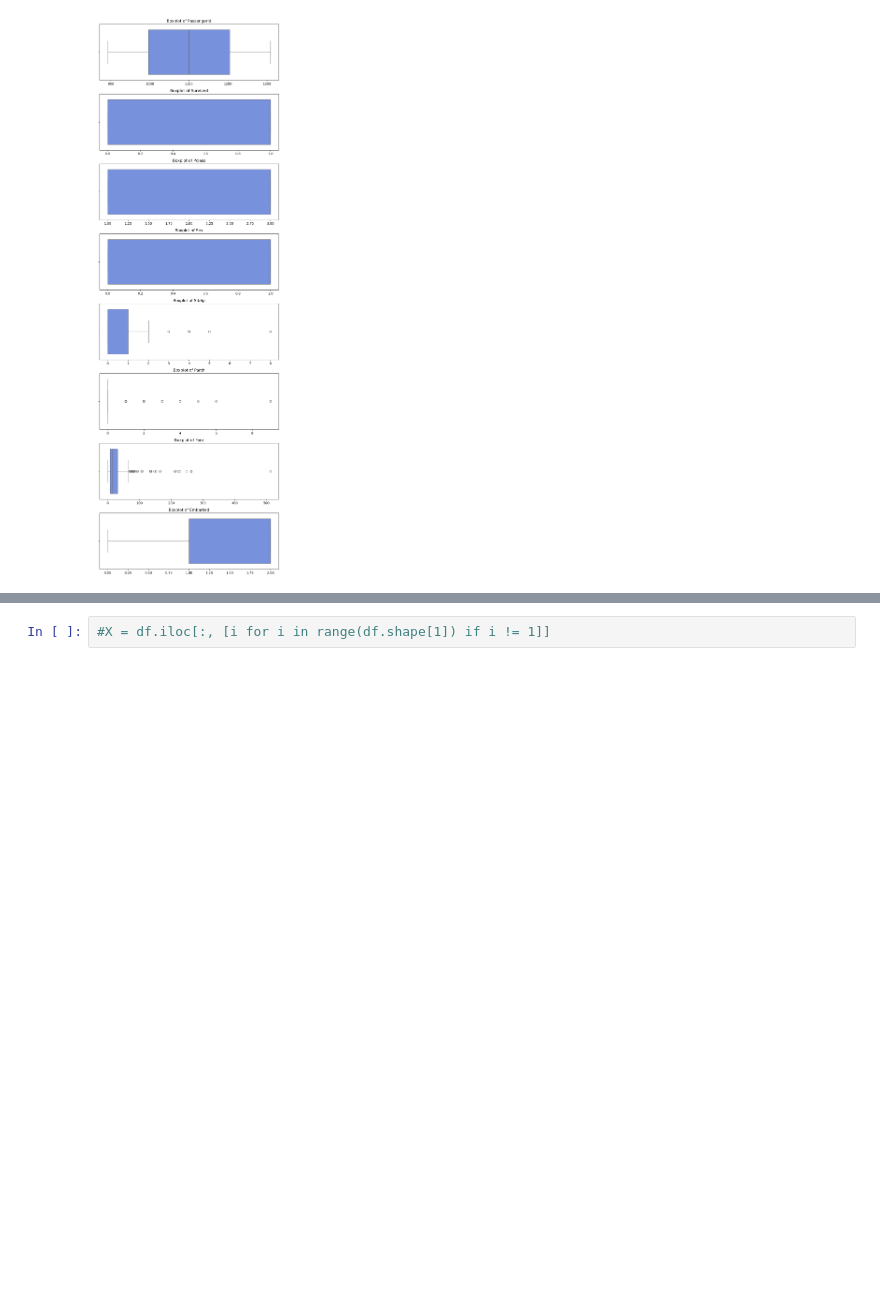
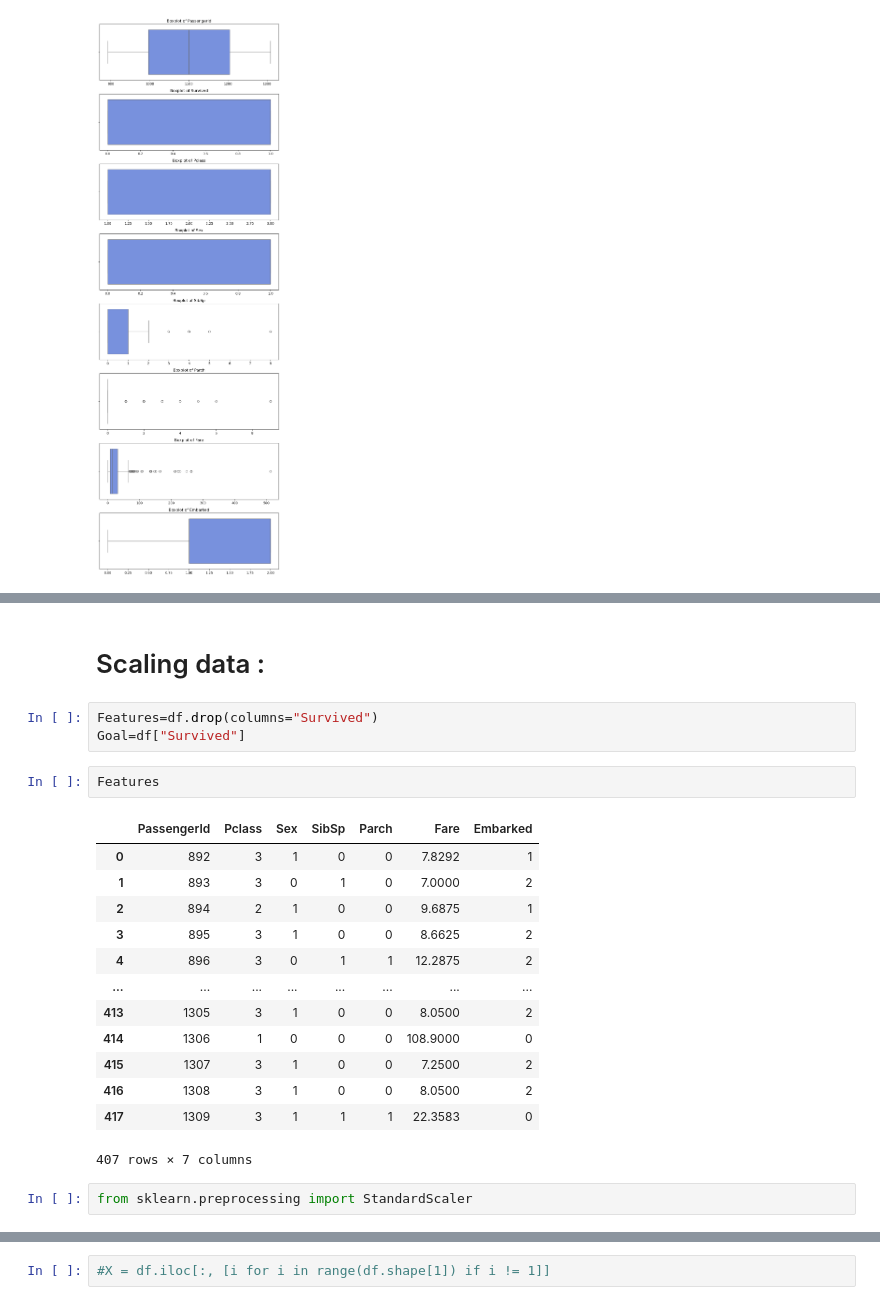
Before and after one commit to FarhanaSuci/MachinLearningProject, a Jupyter notebook: titanicAssignment.ipynb, the cells around one changed output, grey strips where cells are left out. Cells and saved outputs as stored; diff of their text form; blank space fills up the shorter version.

```diff
--- a/titanicAssignment.ipynb
+++ b/titanicAssignment.ipynb
@@ -365,0 +446,23 @@ sns.displot(data=df, x="Embarked")
+# %% [markdown]
+# Scaling data :
+# %%
+Features=df.drop(columns="Survived")
+Goal=df["Survived"]
+# %%
+Features
+# %% [output]
+|  | PassengerId | Pclass | Sex | SibSp | Parch | Fare | Embarked |
+| 0 | 892 | 3 | 1 | 0 | 0 | 7.8292 | 1 |
+| 1 | 893 | 3 | 0 | 1 | 0 | 7.0000 | 2 |
+| 2 | 894 | 2 | 1 | 0 | 0 | 9.6875 | 1 |
+| 3 | 895 | 3 | 1 | 0 | 0 | 8.6625 | 2 |
+| 4 | 896 | 3 | 0 | 1 | 1 | 12.2875 | 2 |
+| ... | ... | ... | ... | ... | ... | ... | ... |
+| 413 | 1305 | 3 | 1 | 0 | 0 | 8.0500 | 2 |
+| 414 | 1306 | 1 | 0 | 0 | 0 | 108.9000 | 0 |
+| 415 | 1307 | 3 | 1 | 0 | 0 | 7.2500 | 2 |
+| 416 | 1308 | 3 | 1 | 0 | 0 | 8.0500 | 2 |
+| 417 | 1309 | 3 | 1 | 1 | 1 | 22.3583 | 0 |
+407 rows × 7 columns
+# %%
+from sklearn.preprocessing import StandardScaler
```
Also changed, not shown: parts of 24 cells of this notebook.
